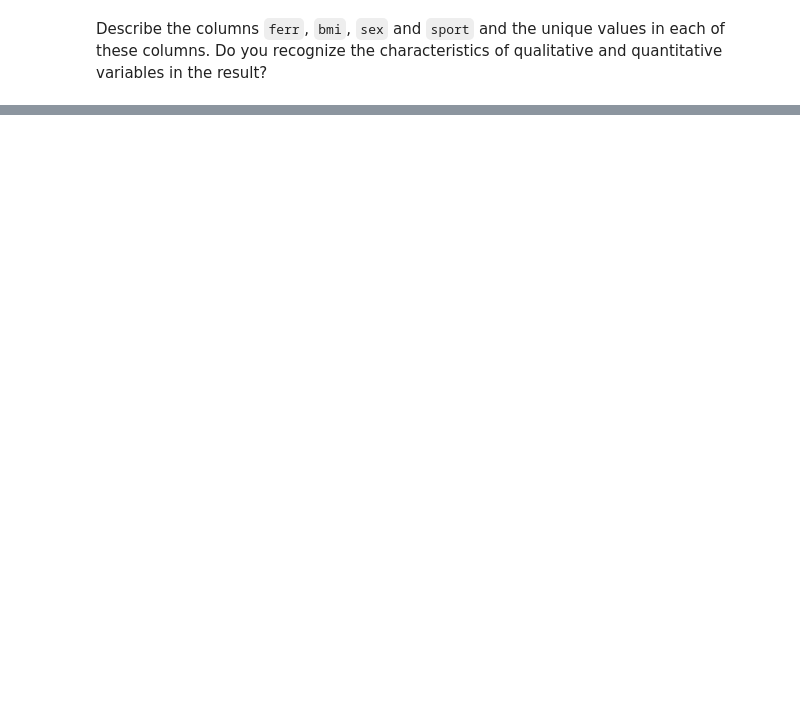
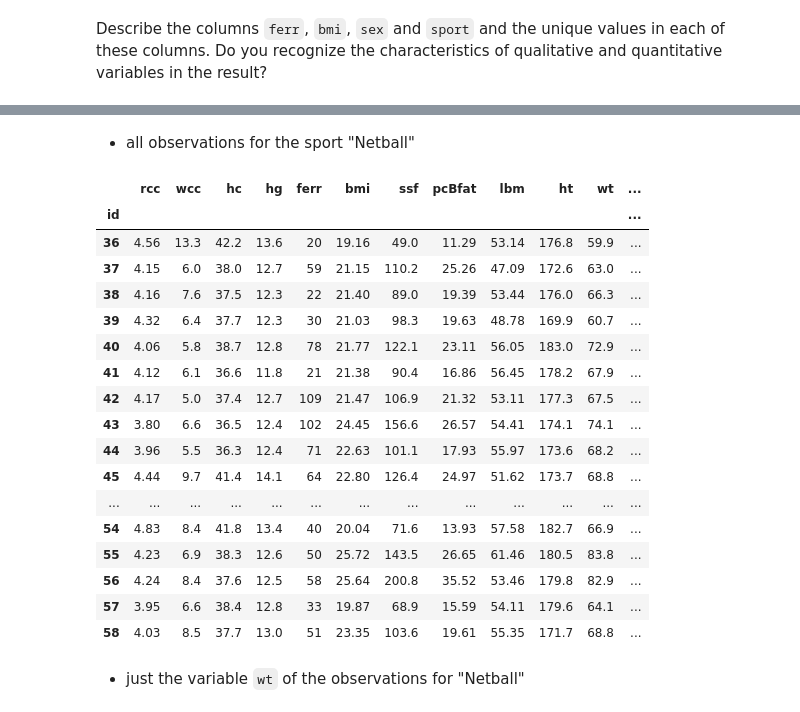
Before and after one commit to HoGentTIN/dsai-labs, a Jupyter notebook: 1-samples/lab-1.01-ais.ipynb, the cells around one changed output, grey strips where cells are left out. Saved outputs shown, nothing was run; the diff lists cells and outputs as text; code cells hidden in the pictures; blank space fills up the shorter version.

```diff
--- a/1-samples/lab-1.01-ais.ipynb
+++ b/1-samples/lab-1.01-ais.ipynb
@@ -6,3 +17,5 @@ In the Python cell below this one, paste all the imports you need for data analy
 Declare a variable `ais` and use it to import the dataset from the CSV-file `ais.csv` in [the directory `data/`](https://github.com/HoGentTIN/dsai-en-labs/tree/main/data) of the [Github repository](https://github.com/HoGentTIN/dsai-en-labs/) for the lab assignments. You can import a dataset with a URL pointing to the raw contents of the CSV-file in the Github repository (see the code example!).
 
 This dataset contains 202 observations of Australian athletes with a variety of blood values. You can find the codebook (i.e., the explanation of what each variable/column in the dataset means) in [data/ais.md](https://github.com/HoGentTIN/dsai-en-labs/blob/main/data/ais.md). Show the first few observations of this sample.
+# %%
+ais = pd.read_csv('../data/ais.csv')
@@ -16,4 +88,12 @@ Get general information about this dataset:
 # %% [markdown]
 The column "id" is not an actual variable, but an index. Mark it as such.
+# %%
+ais.set_index('id') # Geen mutatie van data
+ais.set_index(['id'], inplace=True) # inplace muteerd data
 # %% [markdown]
 The variables that are now considered "object" are qualitative variables. Change the type of each of these variables to "category". For ordinal variables, also define a type and impose an order. Verify that the conversion was successful by requesting info about the types again.
+# %%
+# ais.head()
+ais.sex = ais.sex.astype('category')
+ais.sport = ais.sport.astype('category')
+ais.dtypes
@@ -21,0 +207,25 @@ Describe the columns `ferr`, `bmi`, `sex` and `sport` and the unique values in e
+# %% [markdown]
+- all observations for the sport "Netball"
+# %%
+ais[ais.sport == 'Netball']
+# %% [output]
+|  | rcc | wcc | hc | hg | ferr | bmi | ssf | pcBfat | lbm | ht | wt | ... |
+| id |  |  |  |  |  |  |  |  |  |  |  | ... |
+| 36 | 4.56 | 13.3 | 42.2 | 13.6 | 20 | 19.16 | 49.0 | 11.29 | 53.14 | 176.8 | 59.9 | ... |
+| 37 | 4.15 | 6.0 | 38.0 | 12.7 | 59 | 21.15 | 110.2 | 25.26 | 47.09 | 172.6 | 63.0 | ... |
+| 38 | 4.16 | 7.6 | 37.5 | 12.3 | 22 | 21.40 | 89.0 | 19.39 | 53.44 | 176.0 | 66.3 | ... |
+| 39 | 4.32 | 6.4 | 37.7 | 12.3 | 30 | 21.03 | 98.3 | 19.63 | 48.78 | 169.9 | 60.7 | ... |
+| 40 | 4.06 | 5.8 | 38.7 | 12.8 | 78 | 21.77 | 122.1 | 23.11 | 56.05 | 183.0 | 72.9 | ... |
+| 41 | 4.12 | 6.1 | 36.6 | 11.8 | 21 | 21.38 | 90.4 | 16.86 | 56.45 | 178.2 | 67.9 | ... |
+| 42 | 4.17 | 5.0 | 37.4 | 12.7 | 109 | 21.47 | 106.9 | 21.32 | 53.11 | 177.3 | 67.5 | ... |
+| 43 | 3.80 | 6.6 | 36.5 | 12.4 | 102 | 24.45 | 156.6 | 26.57 | 54.41 | 174.1 | 74.1 | ... |
+| 44 | 3.96 | 5.5 | 36.3 | 12.4 | 71 | 22.63 | 101.1 | 17.93 | 55.97 | 173.6 | 68.2 | ... |
+| 45 | 4.44 | 9.7 | 41.4 | 14.1 | 64 | 22.80 | 126.4 | 24.97 | 51.62 | 173.7 | 68.8 | ... |
+| ... | ... | ... | ... | ... | ... | ... | ... | ... | ... | ... | ... | ... |
+| 54 | 4.83 | 8.4 | 41.8 | 13.4 | 40 | 20.04 | 71.6 | 13.93 | 57.58 | 182.7 | 66.9 | ... |
+| 55 | 4.23 | 6.9 | 38.3 | 12.6 | 50 | 25.72 | 143.5 | 26.65 | 61.46 | 180.5 | 83.8 | ... |
+| 56 | 4.24 | 8.4 | 37.6 | 12.5 | 58 | 25.64 | 200.8 | 35.52 | 53.46 | 179.8 | 82.9 | ... |
+| 57 | 3.95 | 6.6 | 38.4 | 12.8 | 33 | 19.87 | 68.9 | 15.59 | 54.11 | 179.6 | 64.1 | ... |
+| 58 | 4.03 | 8.5 | 37.7 | 13.0 | 51 | 23.35 | 103.6 | 19.61 | 55.35 | 171.7 | 68.8 | ... |
+# %% [markdown]
+- just the variable `wt` of the observations for "Netball"
```
Also changed, not shown: parts of 22 cells of this notebook, 2 other files.
